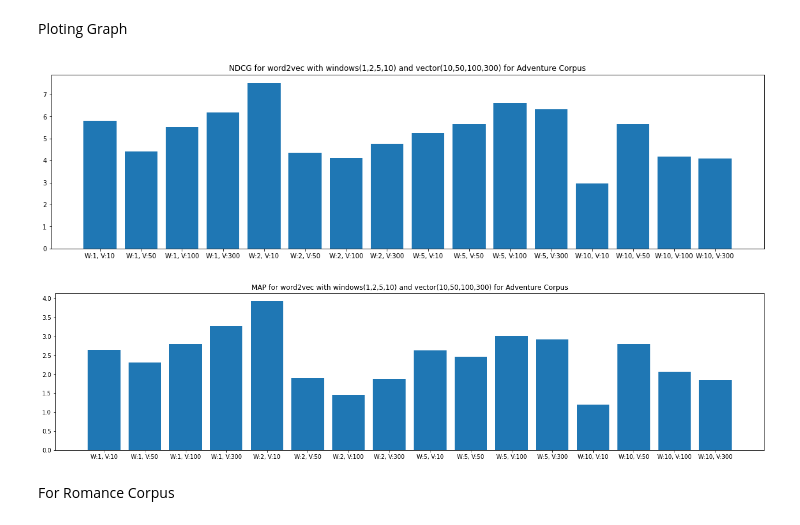
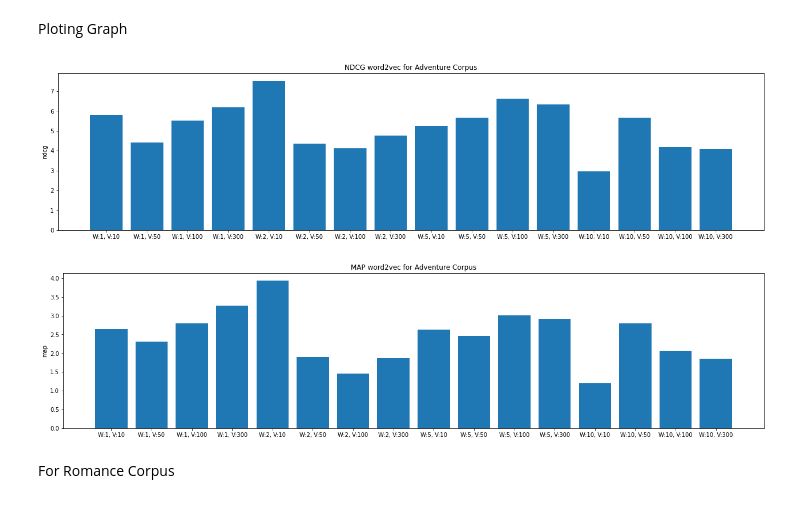
Before and after one commit to Yakin10/Vector-lexical-semantics, a Jupyter notebook: Vector Semantics.ipynb, the cells around one changed output. Cells and saved outputs as stored; diff of their text form; code cells hidden in the pictures.

```diff
--- a/Vector Semantics.ipynb
+++ b/Vector Semantics.ipynb
@@ -208,19 +232,21 @@ label = ndcg.keys()
 # %% [markdown]
 Ploting Graph
 # %%
-plt.figure(figsize=(20,5))
+plt.figure(figsize=(22,5))
+plt.ylabel('ndcg')
 plt.bar(x=label, height=ndcg.values())
-plt.title("NDCG for word2vec with windows(1,2,5,10) and vector(10,50,100,300) for Adventure Corpus")
+plt.title("NDCG word2vec for Adventure Corpus")
 plt.show()
 # %% [output]
-[figure, old version]
+[figure, new version]
 # %%
 plt.figure(figsize=(22,5))
+plt.ylabel('map')
 plt.bar(x=label, height=map.values())
-plt.title("MAP for word2vec with windows(1,2,5,10) and vector(10,50,100,300) for Adventure Corpus")
+plt.title("MAP word2vec for Adventure Corpus")
 plt.show()
 # %% [output]
-[figure, old version]
+[figure, new version]
 # %% [markdown]
 For Romance Corpus
 # %%
```
Also changed, not shown: parts of 7 cells of this notebook, 7 other files.
